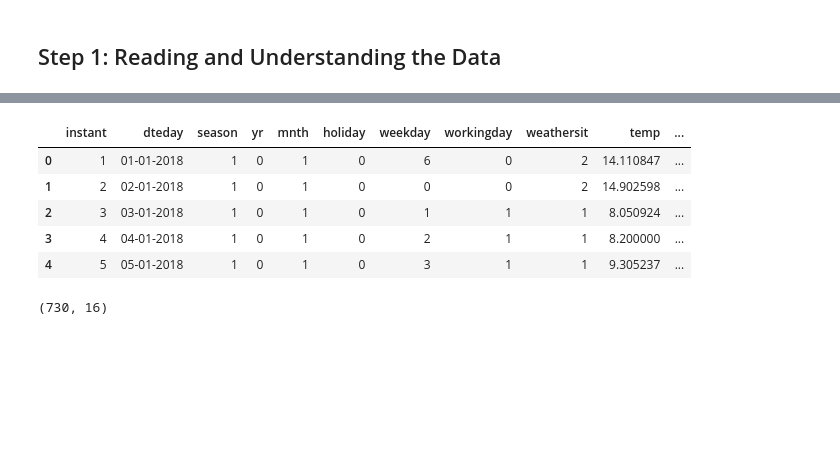
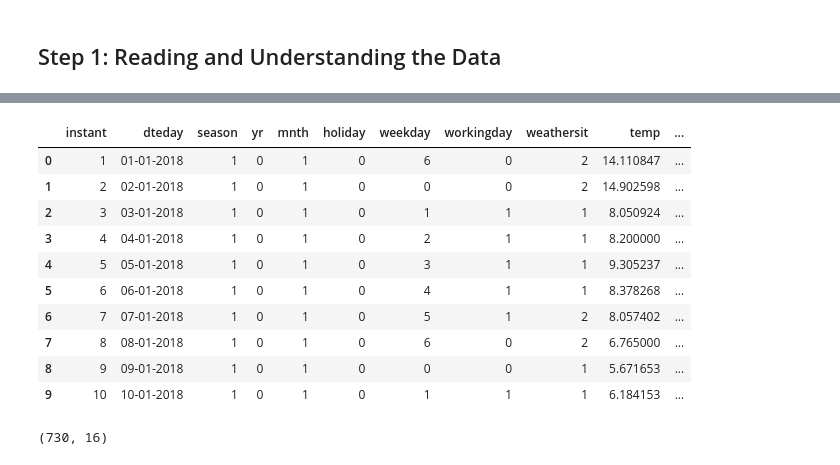
Before and after one commit to samrich76/bike-sharing-system, a Jupyter notebook: Biking_Case_Study_using_RFE.ipynb, the cells around one changed output, grey strips where cells are left out. Saved outputs shown, nothing was run; the diff lists cells and outputs as text; code cells hidden in the pictures; blank space fills up the shorter version.

```diff
--- a/Biking_Case_Study_using_RFE.ipynb
+++ b/Biking_Case_Study_using_RFE.ipynb
@@ -29,23 +54,32 @@ warnings.filterwarnings('ignore')
 import numpy as np
 import pandas as pd
 import matplotlib.pyplot as plt
+import scipy.stats as stats
 import seaborn as sns
 
 import sklearn
 from sklearn.model_selection import  train_test_split
+
+# to display all the column
+pd.options.display.max_columns = 999
 # %%
 # Importing Housing.csv
 biking_data = pd.read_csv('/content/drive/MyDrive/Upgrad/ML/Assignment/day.csv')
 # %%
-# Looking at the first five rows
-biking_data.head()
+#Looking at the first five rows
+biking_data.head(10)
 # %% [output]
 |  | instant | dteday | season | yr | mnth | holiday | weekday | workingday | weathersit | temp | ... |
 | 0 | 1 | 01-01-2018 | 1 | 0 | 1 | 0 | 6 | 0 | 2 | 14.110847 | ... |
 | 1 | 2 | 02-01-2018 | 1 | 0 | 1 | 0 | 0 | 0 | 2 | 14.902598 | ... |
 | 2 | 3 | 03-01-2018 | 1 | 0 | 1 | 0 | 1 | 1 | 1 | 8.050924 | ... |
 | 3 | 4 | 04-01-2018 | 1 | 0 | 1 | 0 | 2 | 1 | 1 | 8.200000 | ... |
 | 4 | 5 | 05-01-2018 | 1 | 0 | 1 | 0 | 3 | 1 | 1 | 9.305237 | ... |
+| 5 | 6 | 06-01-2018 | 1 | 0 | 1 | 0 | 4 | 1 | 1 | 8.378268 | ... |
+| 6 | 7 | 07-01-2018 | 1 | 0 | 1 | 0 | 5 | 1 | 2 | 8.057402 | ... |
+| 7 | 8 | 08-01-2018 | 1 | 0 | 1 | 0 | 6 | 0 | 2 | 6.765000 | ... |
+| 8 | 9 | 09-01-2018 | 1 | 0 | 1 | 0 | 0 | 0 | 1 | 5.671653 | ... |
+| 9 | 10 | 10-01-2018 | 1 | 0 | 1 | 0 | 1 | 1 | 1 | 6.184153 | ... |
 # %%
 biking_data.shape
 # %% [output]
```
Also changed, not shown: parts of 82 cells of this notebook.
